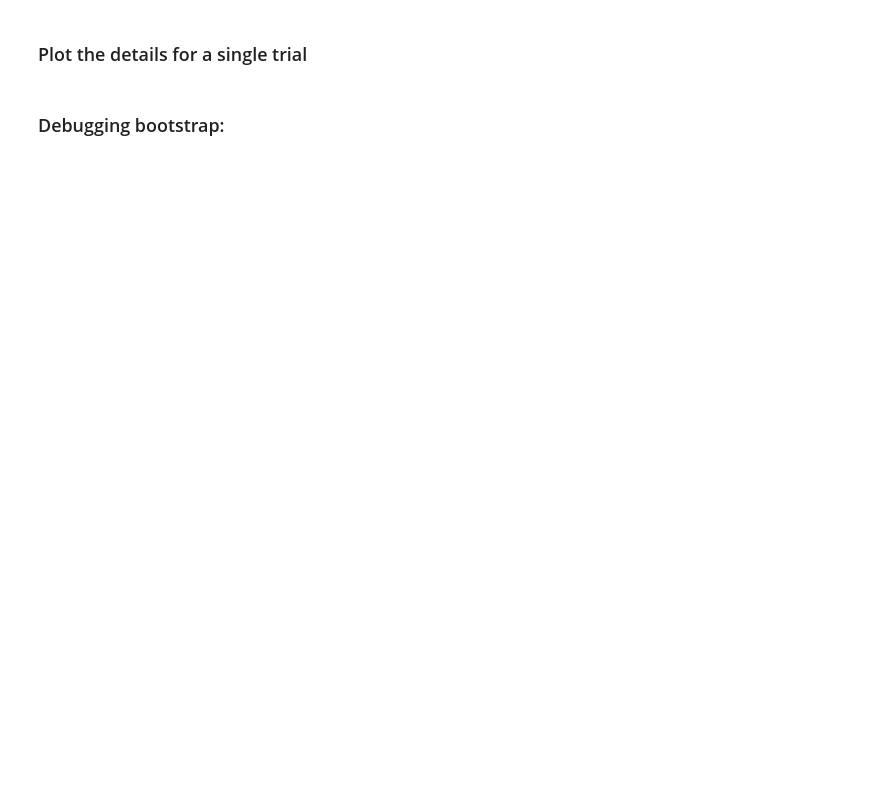
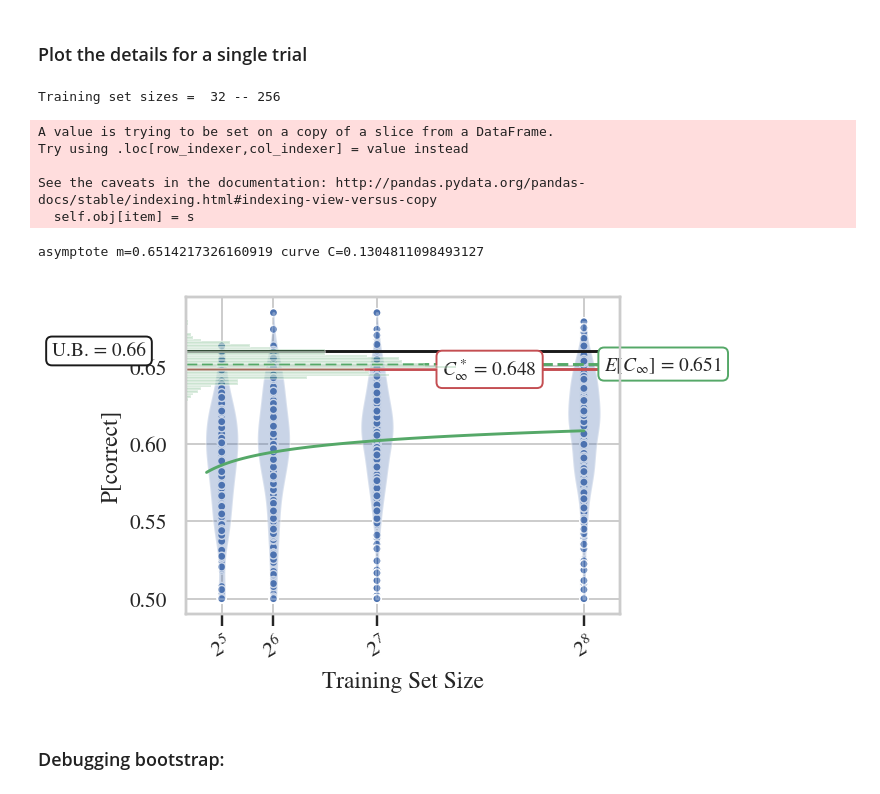
Before and after one commit to maksimt/empirical_privacy, a Jupyter notebook: Notebooks/Experiment 1 -- Bootstrap Validation.ipynb, the cells around one changed output. Drawn from its saved outputs; the diff is of its cells as text; code cells hidden in the pictures; blank space fills up the shorter version.

```diff
--- a/Notebooks/Experiment 1 -- Bootstrap Validation.ipynb
+++ b/Notebooks/Experiment 1 -- Bootstrap Validation.ipynb
@@ -187,8 +163,8 @@ def get_bootstrap_model(DF, doc_ind, d=d):
 # %%
-confidence_interval_prob = 0.9
+from experiment_framework.asymptotic_analysis import construct_bootstrap
 
-def plot_CCC_DF(DF, doc_ind=None, d=d, fit_model=fit_model):
-    global SAVE_FIGURES_FOR_LATEX
+def plot_convergence_curve_dataframe(DF, doc_ind=None, d=d, fit_model=fit_model,
+                n_bootstrap_samples=1000, confidence_interval_prob=0.9):
     print('Training set sizes = ',
           DF.training_set_size.min(),
           '--',
@@ -197,82 +173,96 @@ def plot_CCC_DF(DF, doc_ind=None, d=d, fit_model=fit_model):
     if doc_ind is not None:
         DF = DF.loc[DF.doc_ind == doc_ind, :]
     DF.loc[DF.classifier_accuracy < 0.5, 'classifier_accuracy'] = 0.5
+    DF.dtypes
     n_docs = DF.doc_ind.nunique()
     cp = sns.color_palette('hls', n_docs, desat=0.9)
     handle = sns.scatterplot(
         data=DF,
         x='training_set_size',
         y='classifier_accuracy',
-        hue='doc_ind',
+        hue=None,
         legend=None,
         palette=cp,
-
+        color='b',
+        size=1
     )
 
+
     # curve for all the data
-    x = DF.training_set_size.values.astype(np.double)
-    y = DF.classifier_accuracy.values
+    x = np.vstack([sg.training_set_size.values
+                   for gn, sg in DF.groupby('trial')]).astype(np.double)
+    y = np.vstack([sg.classifier_accuracy.values
+                   for gn, sg in DF.groupby('trial')])
 
+    ks = transform_n_to_k_for_knn(x, fit_model=fit_model, d=d)
+    m, C = asymptotic_curve(ks.reshape(ks.size), y.reshape(y.size))
+    print(f'asymptote m={m} curve C={C}')
+
+    # plot the sample distributions
+    plt.violinplot(
+        dataset=y,
+        widths=20,
+        positions=x[0],
+        showextrema=False
+    )
+    handle = plt.gca()
 
     # bootstrap for ub
-    tss, accu = get_bootstrap_model(DF, doc_ind)
-    ks = transform_n_to_k_for_knn(tss, fit_model, d=d)
-    m, C = asymptotic_curve(ks.reshape(ks.size), accu.reshape(accu.size))
-    print(f'm={m} C={C}')
-    boot_res = empirical_bootstrap_bounds(training_set_sizes=tss,
-                                      d=d,
-                                      fit_model=fit_model,
-                                      classifier_accuracies=accu,
-                                      confidence_interval_prob=0.99,
-                                      n_bootstraps=100)
-    delta_means = boot_res['delta_means']
-    samples = boot_res['mean'] - boot_res['delta_means']
-    assert boot_res['mean'] == m
+    EB = construct_bootstrap(x, d=d, fit_model=fit_model, classifier_accuracies=y)
+    samples = EB.get_bootstrap_means(n_bootstrap_samples)
 
-    ub = boot_res['ub_one_sided']
+    ub = EB.bootstrap_confidence_bounds(confidence_interval_prob, n_bootstrap_samples).ub_one_sided
     base = config.SAMPLES_BASE
-    xx = np.logspace(np.log(np.min(x))/np.log(base),
+    xx = np.logspace(np.log(np.min(x))/np.log(base)*0.9,
                      np.log(np.max(x))/np.log(base),
                     base=base)
     kks = transform_n_to_k_for_knn(xx, fit_model, d=d)
     plt.plot(xx, m+C*kks, '-g')
 
-    labeled_axhline(ub, 'U.B.', 'k', handle)
-    labeled_axhline(m, '$E[C_\infty]$', 'g', handle, linestyle='--')
-    labeled_axhline(pc, '$C_\infty^*$', 'r', handle)
+    labeled_axhline(ub, 'U.B.', 'k', handle, x_pos=-0.2)
+    labeled_axhline(m, '$E[C_\infty]$', 'g', handle, linestyle='--', x_pos=1.1)
+    labeled_axhline(pc, '$C_\infty^*$', 'r', handle, x_pos=0.7)
 
-    plt.xticks(x, ['$2^{%s}$'%'{:}'.format(int(np.log(xx)/np.log(2))) for xx in x],
+    plt.xticks(x[0,:], ['$2^{%s}$'%'{:}'.format(int(np.log(xx)/np.log(2))) for xx in x[0,:]],
               rotation=30)
 
     if SAVE_FIGURES_FOR_LATEX:
         plt.xlabel('Training Set Size')
         plt.ylabel('P[correct]')
 
     ax2 = handle.twiny()
     ax2.set_xlim(0, 100.0)
     ax2.set_xticks([])
     sns.distplot(a=samples,
                  bins=30,
                  hist=True,
                  hist_kws={'alpha':0.30},
                  norm_hist=True,
                  kde=False,
-                 kde_kws={'linestyle':':', 'alpha':0.75},
+                 kde_kws={'linestyle':':', 'alpha':0.9},
                  rug=False,
                  vertical=True,
                  color='g',
-                ax=ax2)
+                 ax=ax2)
 
-    plt.ylim([0.6, 0.65])
 
-    if SAVE_FIGURES_FOR_LATEX:
-        plt.tight_layout()
-        plt.savefig(os.path.join(FIGURES_PATH, 'experiment_1_bootstrap_visualization.png'))
+if SAVE_FIGURES_FOR_LATEX:
+    plt.tight_layout()
+    plt.savefig(os.path.join(FIGURES_PATH, 'experiment_1_bootstrap_visualization.png'))
 
 
 
 # call the function
-plot_CCC_DF(DFccc, 0)
+plot_convergence_curve_dataframe(DFccc, 1, d=d, fit_model=fit_model)
+# %% [output]
+Training set sizes =  32 -- 256
+A value is trying to be set on a copy of a slice from a DataFrame.
+Try using .loc[row_indexer,col_indexer] = value instead
+
+See the caveats in the documentation: http://pandas.pydata.org/pandas-docs/stable/indexing.html#indexing-view-versus-copy
+  self.obj[item] = s
+asymptote m=0.6514217326160919 curve C=0.1304811098493127
+[figure, added]
 # %% [markdown]
 ### Debugging bootstrap:
 # %%
```
Also changed, not shown: parts of 8 cells of this notebook, 4 other files.
